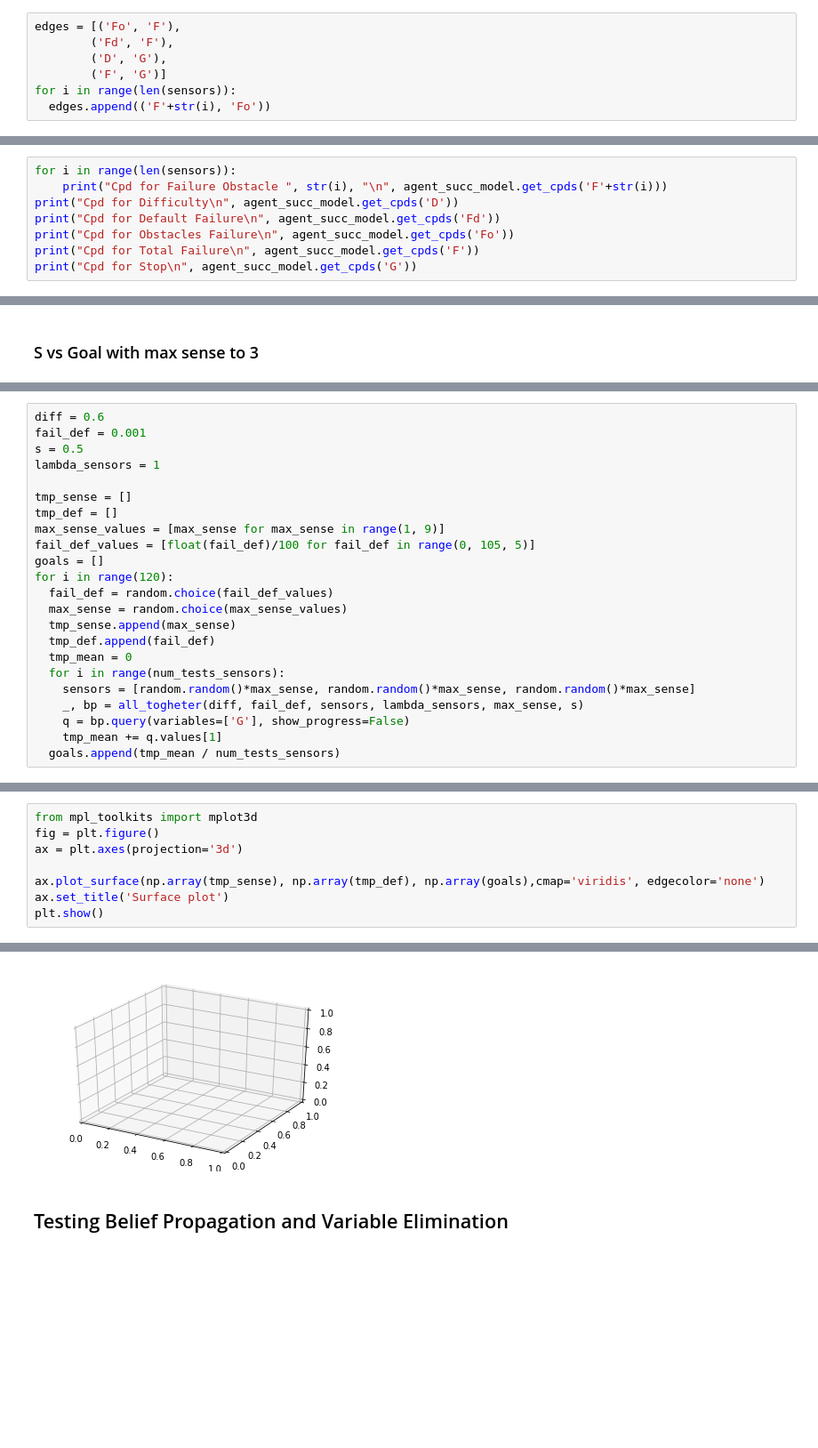
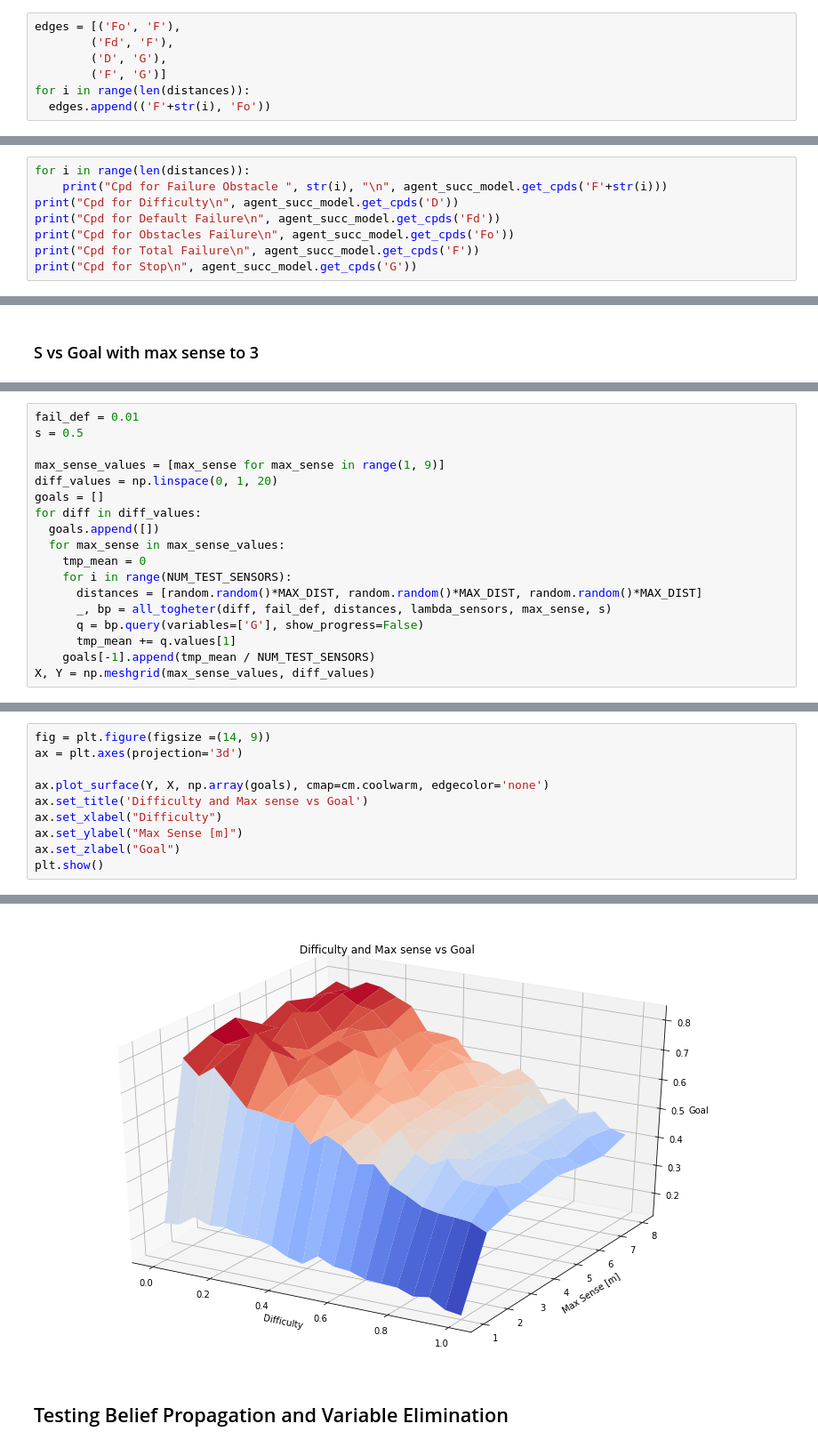
Before and after one commit to carlo98/bayesian-networks-drone-design, a Jupyter notebook: DesignStudyBN.ipynb, the cells around one changed output, grey strips where cells are left out. Shown: that part at 89% size. Drawn from its saved outputs; the diff is of its cells as text; blank space fills up the shorter version.

```diff
--- a/DesignStudyBN.ipynb
+++ b/DesignStudyBN.ipynb
@@ -69,7 +74,7 @@ edges = [('Fo', 'F'),
         ('Fd', 'F'),
         ('D', 'G'),
         ('F', 'G')]
-for i in range(len(sensors)):
+for i in range(len(distances)):
   edges.append(('F'+str(i), 'Fo'))
 # %% [markdown]
 ### Creating model
@@ -134,7 +139,7 @@ Cpds and model valid.
 # %% [markdown]
 ### Showing cpds
 # %%
-for i in range(len(sensors)):
+for i in range(len(distances)):
     print("Cpd for Failure Obstacle ", str(i), "\n", agent_succ_model.get_cpds('F'+str(i)))
 print("Cpd for Difficulty\n", agent_succ_model.get_cpds('D'))
 print("Cpd for Default Failure\n", agent_succ_model.get_cpds('Fd'))
@@ -367,23 +407,18 @@ plt.show()
 # %%
-diff = 0.6
-fail_def = 0.001
+fail_def = 0.01
 s = 0.5
-lambda_sensors = 1
 
-tmp_sense = []
-tmp_def = []
 max_sense_values = [max_sense for max_sense in range(1, 9)]
-fail_def_values = [float(fail_def)/100 for fail_def in range(0, 105, 5)]
+diff_values = np.linspace(0, 1, 20)
 goals = []
-for i in range(120):
-  fail_def = random.choice(fail_def_values)
-  max_sense = random.choice(max_sense_values)
-  tmp_sense.append(max_sense)
-  tmp_def.append(fail_def)
-  tmp_mean = 0
-  for i in range(num_tests_sensors):
-    sensors = [random.random()*max_sense, random.random()*max_sense, random.random()*max_sense]
-    _, bp = all_togheter(diff, fail_def, sensors, lambda_sensors, max_sense, s)
-    q = bp.query(variables=['G'], show_progress=False)
-    tmp_mean += q.values[1]
-  goals.append(tmp_mean / num_tests_sensors)
+for diff in diff_values:
+  goals.append([])
+  for max_sense in max_sense_values:
+    tmp_mean = 0
+    for i in range(NUM_TEST_SENSORS):
+      distances = [random.random()*MAX_DIST, random.random()*MAX_DIST, random.random()*MAX_DIST]
+      _, bp = all_togheter(diff, fail_def, distances, lambda_sensors, max_sense, s)
+      q = bp.query(variables=['G'], show_progress=False)
+      tmp_mean += q.values[1]
+    goals[-1].append(tmp_mean / NUM_TEST_SENSORS)
+X, Y = np.meshgrid(max_sense_values, diff_values)
@@ -409,9 +425,11 @@ D_plot(tmp_sense, tmp_def, goals, 'Max Sense', 'Failure Default')
 # %%
-from mpl_toolkits import mplot3d
-fig = plt.figure()
+fig = plt.figure(figsize =(14, 9))
 ax = plt.axes(projection='3d')
 
-ax.plot_surface(np.array(tmp_sense), np.array(tmp_def), np.array(goals),cmap='viridis', edgecolor='none')
-ax.set_title('Surface plot')
+ax.plot_surface(Y, X, np.array(goals), cmap=cm.coolwarm, edgecolor='none')
+ax.set_title('Difficulty and Max sense vs Goal')
+ax.set_xlabel("Difficulty")
+ax.set_ylabel("Max Sense [m]")
+ax.set_zlabel("Goal")
 plt.show()
 # %% [output]
@@ -419,4 +436,4 @@ ValueError: ignored
-[figure, old version]
+[figure, new version]
 # %% [markdown]
 ## Testing Belief Propagation and Variable Elimination
 # %% [markdown]
```
Also changed, not shown: parts of 26 cells of this notebook.
